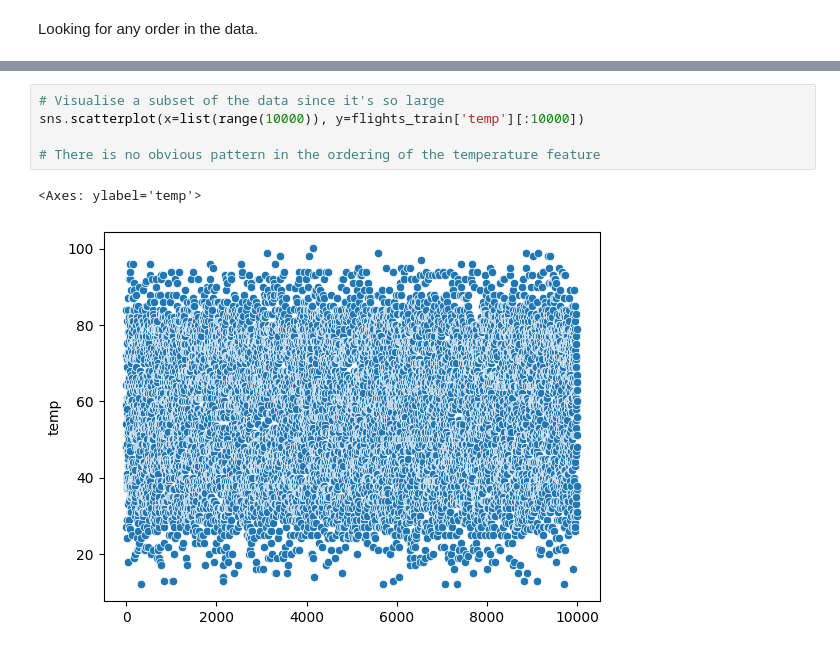
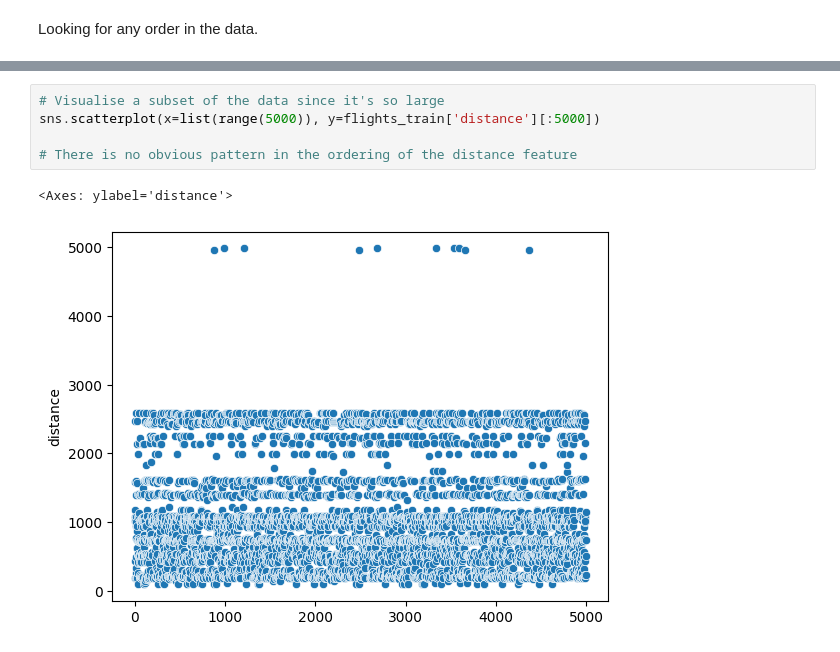
Before and after one commit to lucyg04/nycflights13, a Jupyter notebook: Practical 1/practical1_py.ipynb, the cells around one changed output, grey strips where cells are left out. Drawn from its saved outputs; the diff is of its cells as text.

```diff
--- a/Practical 1/practical1_py.ipynb
+++ b/Practical 1/practical1_py.ipynb
@@ -730,8 +793,8 @@ Looking for any order in the data.
 # %%
 # Visualise a subset of the data since it's so large
-sns.scatterplot(x=list(range(10000)), y=flights_train['temp'][:10000])
+sns.scatterplot(x=list(range(5000)), y=flights_train['distance'][:5000])
 
-# There is no obvious pattern in the ordering of the temperature feature
+# There is no obvious pattern in the ordering of the distance feature
 # %% [output]
-<Axes: ylabel='temp'>
+<Axes: ylabel='distance'>
-[figure, old version]
+[figure, new version]
```
Also changed, not shown: parts of 50 cells of this notebook, 1 other file.
